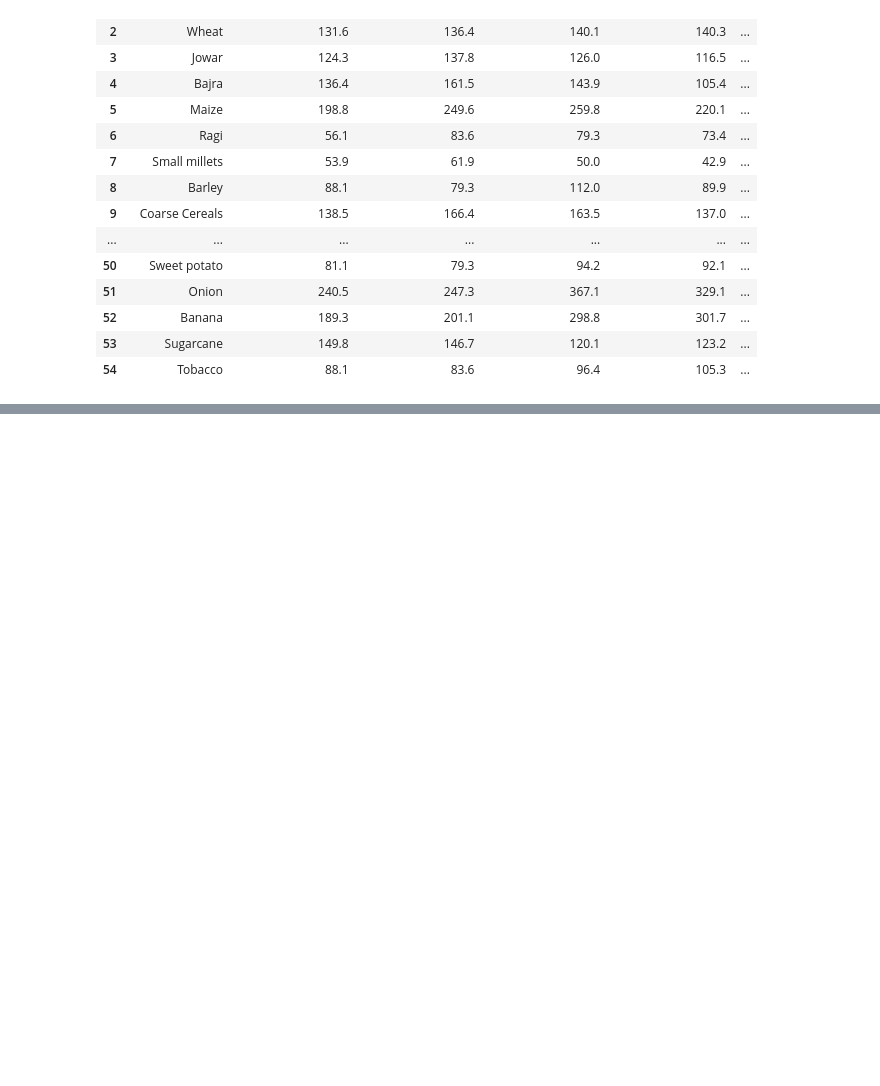
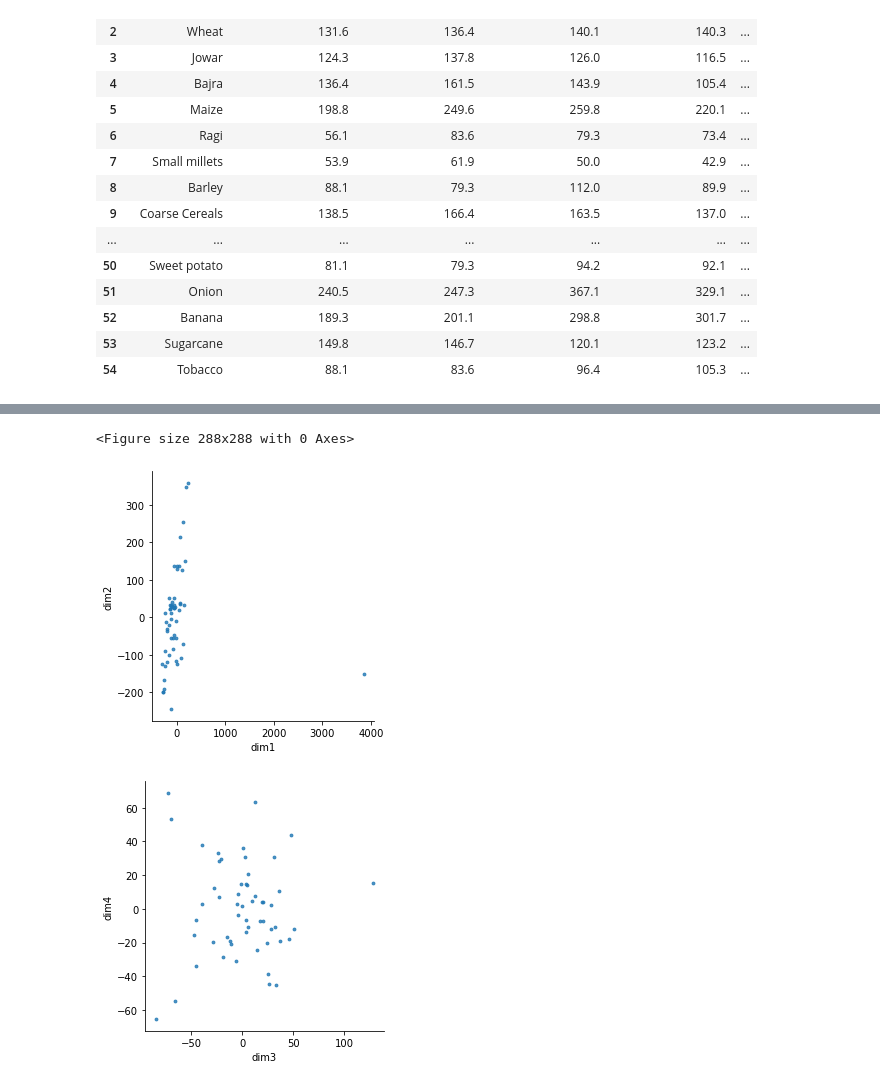
Before and after one commit to bitanb1999/FeyNN, a Jupyter notebook: FeyNN.ipynb, the cells around one changed output, grey strips where cells are left out. Drawn from its saved outputs; the diff is of its cells as text; code cells hidden in the pictures; blank space fills up the shorter version.

```diff
--- a/FeyNN.ipynb
+++ b/FeyNN.ipynb
@@ -119,7 +125,7 @@ array(['Uttar Pradesh', 'Karnataka', 'Gujarat', 'Andhra Pradesh',
        'Maharashtra', 'Punjab', 'Haryana', 'Rajasthan', 'Madhya Pradesh',
        'Tamil Nadu', 'Bihar', 'Orissa', 'West Bengal'], dtype=object)
 # %%
-croptypes=pd.read_csv("/content/datafile (2).csv")
+croptypes=pd.read_csv("./datafile (2).csv")
 croptypes
 # %% [output]
 |  | Crop | Production 2006-07 | Production 2007-08 | Production 2008-09 | Production 2009-10 | ... |
@@ -142 +157,3 @@ croptypes
+# %%
+croptypes.set_index('Crop             ',inplace=True)
 # %%
@@ -144,0 +183,10 @@ temp=d[['Tmax','Tmin','W']]
+# %%
+def pca_2d_plot(df,n):
+    fig = plt.figure(figsize=(4,4))
+    pca = PCA(n_components=n)
+    pca.fit(df.values)
+    transformed_data = pca.transform(df.values)
+    data = pd.DataFrame(transformed_data, columns=['dim'+str(i) for i in range(1,n+1)])
+    sns.lmplot(x='dim1', y='dim2', data=data, size=4, fit_reg=False, scatter_kws={'s':8});
+    sns.lmplot(x='dim3', y='dim4', data=data, size=4, fit_reg=False, scatter_kws={'s':8});
+    plt.show()
@@ -144,0 +214,6 @@ temp=d[['Tmax','Tmin','W']]
+# %%
+pca_2d_plot(croptypes,15)
+# %% [output]
+<Figure size 288x288 with 0 Axes>
+[figure, added]
+[figure, added]
```
Also changed, not shown: parts of 29 cells of this notebook.
